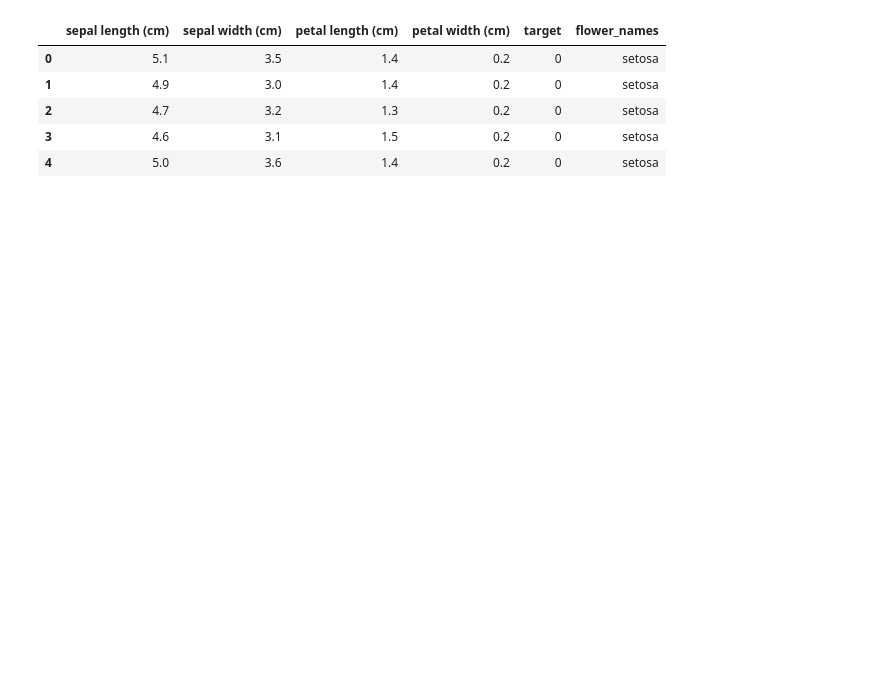
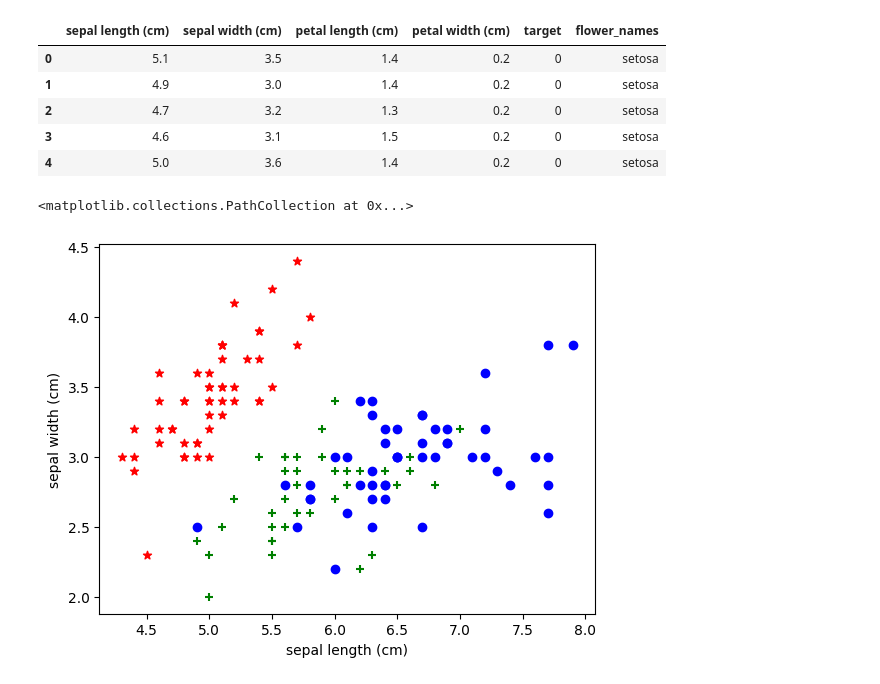
Before and after one commit to hariThorve/machineLearningJourney, a Jupyter notebook: SVM_classification.ipynb, the cells around one changed output. Saved outputs shown, nothing was run; the diff lists cells and outputs as text; code cells hidden in the pictures; blank space fills up the shorter version.

```diff
--- a/SVM_classification.ipynb
+++ b/SVM_classification.ipynb
@@ -20,0 +23,12 @@ data.head()
+# %%
+d1 = data[:50]
+d2 = data[50:99]
+d3 = data[100:149]
+plt.xlabel("sepal length (cm)")
+plt.ylabel("sepal width (cm)")
+plt.scatter(d1["sepal length (cm)"], d1["sepal width (cm)"], color= "red", marker="*")
+plt.scatter(d2["sepal length (cm)"], d2["sepal width (cm)"], color= "green", marker="+")
+plt.scatter(d3["sepal length (cm)"], d3["sepal width (cm)"], color= "blue", marker="o")
+# %% [output]
+<matplotlib.collections.PathCollection at 0x...>
+[figure, added]
```
Also changed, not shown: parts of 2 cells of this notebook.
